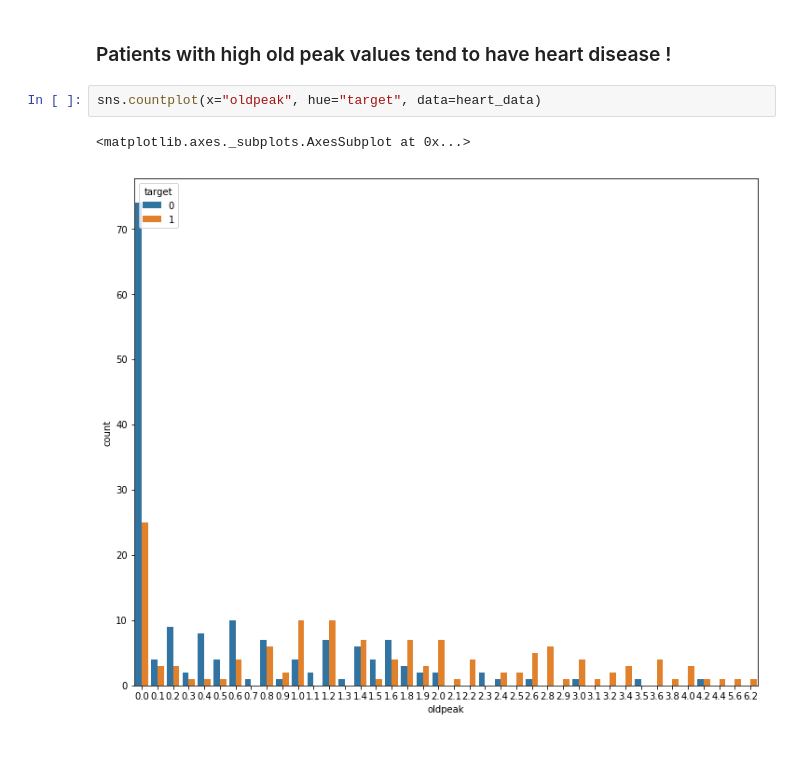
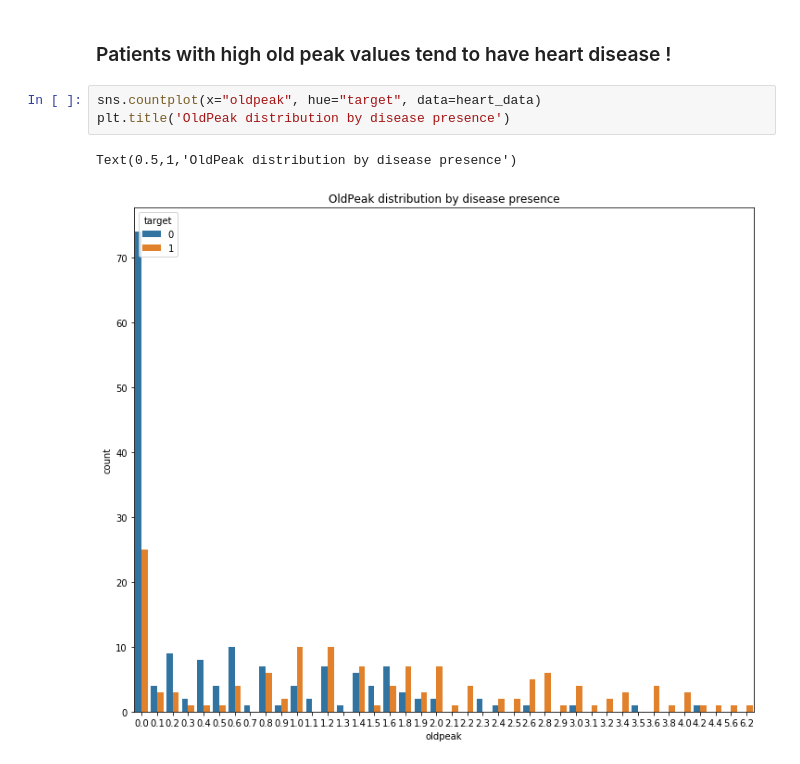
Before and after one commit to kaizendae/Heart-Disease-Project, a Jupyter notebook: Heart_disease_final_project.ipynb, the cells around one changed output. Drawn from its saved outputs; the diff is of its cells as text.

```diff
--- a/Heart_disease_final_project.ipynb
+++ b/Heart_disease_final_project.ipynb
@@ -242,6 +253,7 @@ sns.countplot(x="cp", hue="target", data=heart_data)
 ### Patients with high old peak values tend to have heart disease !
 # %%
 sns.countplot(x="oldpeak", hue="target", data=heart_data)
+plt.title('OldPeak distribution by disease presence')
 # %% [output]
-<matplotlib.axes._subplots.AxesSubplot at 0x...>
+Text(0.5,1,'OldPeak distribution by disease presence')
-[figure, old version]
+[figure, new version]
```
Also changed, not shown: parts of 7 cells of this notebook, 1 other file.
